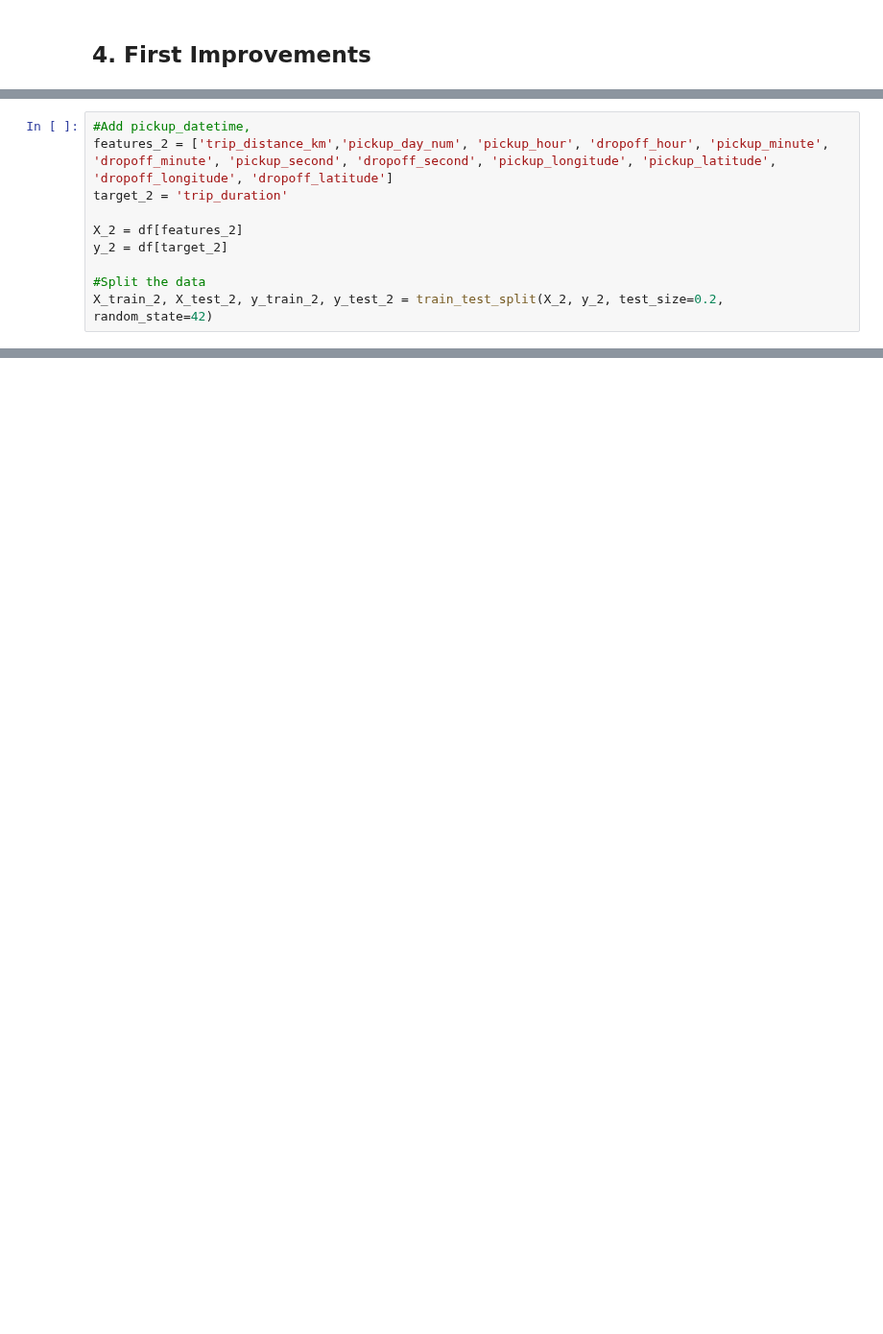
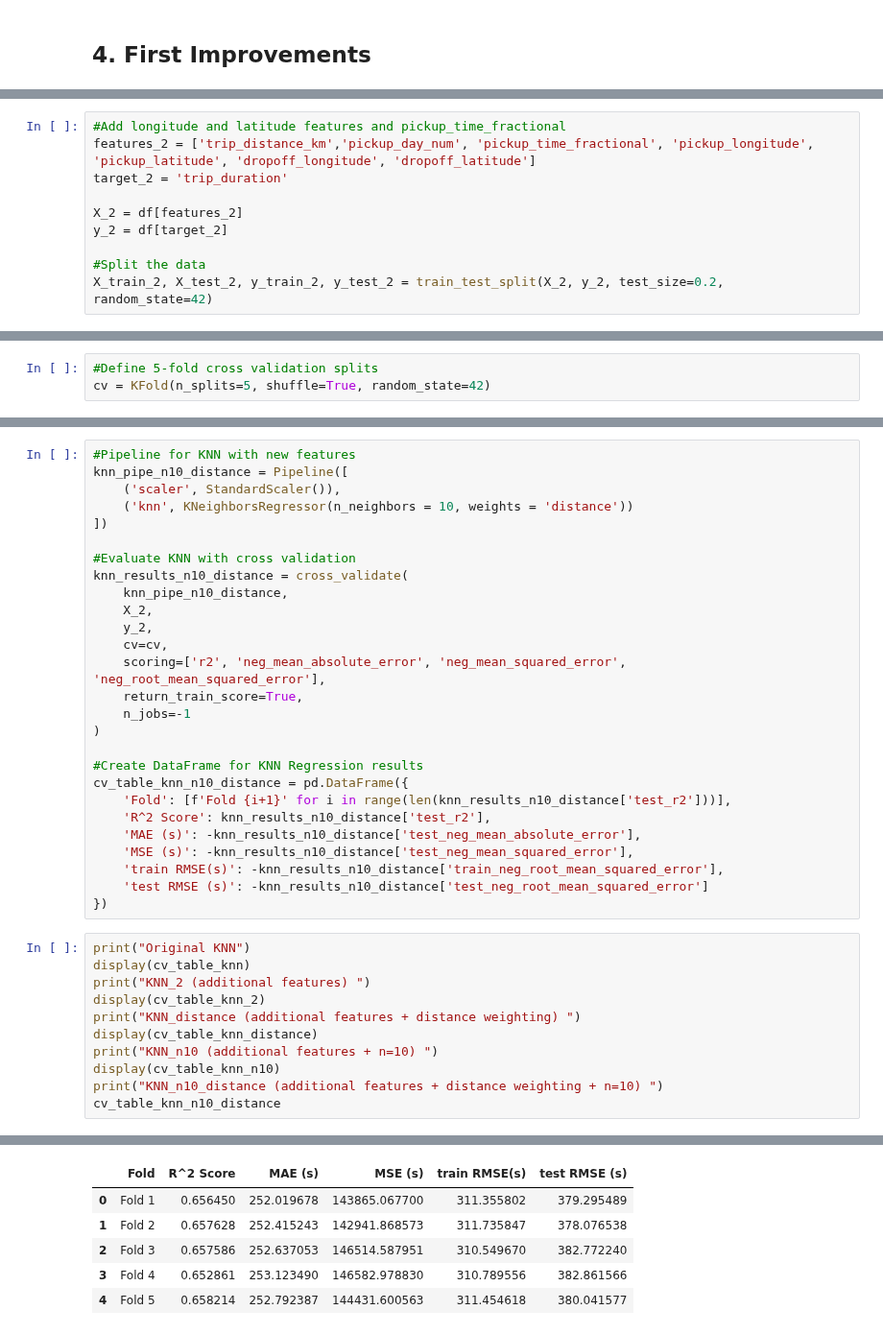
Before and after one commit to charralbert/Taxi_Trip_Duration, a Jupyter notebook: project_deliverable2_Group33.ipynb, the cells around one changed output, grey strips where cells are left out. Shown at 96% size. Drawn from its saved outputs; the diff is of its cells as text; blank space fills up the shorter version.

```diff
--- a/project_deliverable2_Group33.ipynb
+++ b/project_deliverable2_Group33.ipynb
@@ -263,6 +296,6 @@ df['dropoff_second'] = df['dropoff_datetime'].dt.second
 # %%
-#Add pickup_datetime,
-features_2 = ['trip_distance_km','pickup_day_num', 'pickup_hour', 'dropoff_hour', 'pickup_minute', 'dropoff_minute', 'pickup_second', 'dropoff_second', 'pickup_longitude', 'pickup_latitude', 'dropoff_longitude', 'dropoff_latitude']
+#Add longitude and latitude features and pickup_time_fractional
+features_2 = ['trip_distance_km','pickup_day_num', 'pickup_time_fractional', 'pickup_longitude', 'pickup_latitude', 'dropoff_longitude', 'dropoff_latitude']
 target_2 = 'trip_duration'
 
 X_2 = df[features_2]
@@ -306,0 +313,3 @@ plt.show()
+# %%
+#Define 5-fold cross validation splits
+cv = KFold(n_splits=5, shuffle=True, random_state=42)
@@ -306,0 +404,39 @@ plt.show()
+# %%
+#Pipeline for KNN with new features
+knn_pipe_n10_distance = Pipeline([
+    ('scaler', StandardScaler()),
+    ('knn', KNeighborsRegressor(n_neighbors = 10, weights = 'distance'))
+])
+
+#Evaluate KNN with cross validation
+knn_results_n10_distance = cross_validate(
+    knn_pipe_n10_distance,
+    X_2,
+    y_2,
+    cv=cv,
+    scoring=['r2', 'neg_mean_absolute_error', 'neg_mean_squared_error', 'neg_root_mean_squared_error'],
+    return_train_score=True,
+    n_jobs=-1
+)
+
+#Create DataFrame for KNN Regression results
+cv_table_knn_n10_distance = pd.DataFrame({
+    'Fold': [f'Fold {i+1}' for i in range(len(knn_results_n10_distance['test_r2']))],
+    'R^2 Score': knn_results_n10_distance['test_r2'],
+    'MAE (s)': -knn_results_n10_distance['test_neg_mean_absolute_error'],
+    'MSE (s)': -knn_results_n10_distance['test_neg_mean_squared_error'],
+    'train RMSE(s)': -knn_results_n10_distance['train_neg_root_mean_squared_error'],
+    'test RMSE (s)': -knn_results_n10_distance['test_neg_root_mean_squared_error']
+})
+# %%
+print("Original KNN")
+display(cv_table_knn)
+print("KNN_2 (additional features) ")
+display(cv_table_knn_2)
+print("KNN_distance (additional features + distance weighting) ")
+display(cv_table_knn_distance)
+print("KNN_n10 (additional features + n=10) ")
+display(cv_table_knn_n10)
+print("KNN_n10_distance (additional features + distance weighting + n=10) ")
+cv_table_knn_n10_distance
+# %% [output]
@@ -306,0 +444,6 @@ plt.show()
+|  | Fold | R^2 Score | MAE (s) | MSE (s) | train RMSE(s) | test RMSE (s) |
+| 0 | Fold 1 | 0.656450 | 252.019678 | 143865.067700 | 311.355802 | 379.295489 |
+| 1 | Fold 2 | 0.657628 | 252.415243 | 142941.868573 | 311.735847 | 378.076538 |
+| 2 | Fold 3 | 0.657586 | 252.637053 | 146514.587951 | 310.549670 | 382.772240 |
+| 3 | Fold 4 | 0.652861 | 253.123490 | 146582.978830 | 310.789556 | 382.861566 |
+| 4 | Fold 5 | 0.658214 | 252.792387 | 144431.600563 | 311.454618 | 380.041577 |
```
Also changed, not shown: parts of 20 cells of this notebook.
